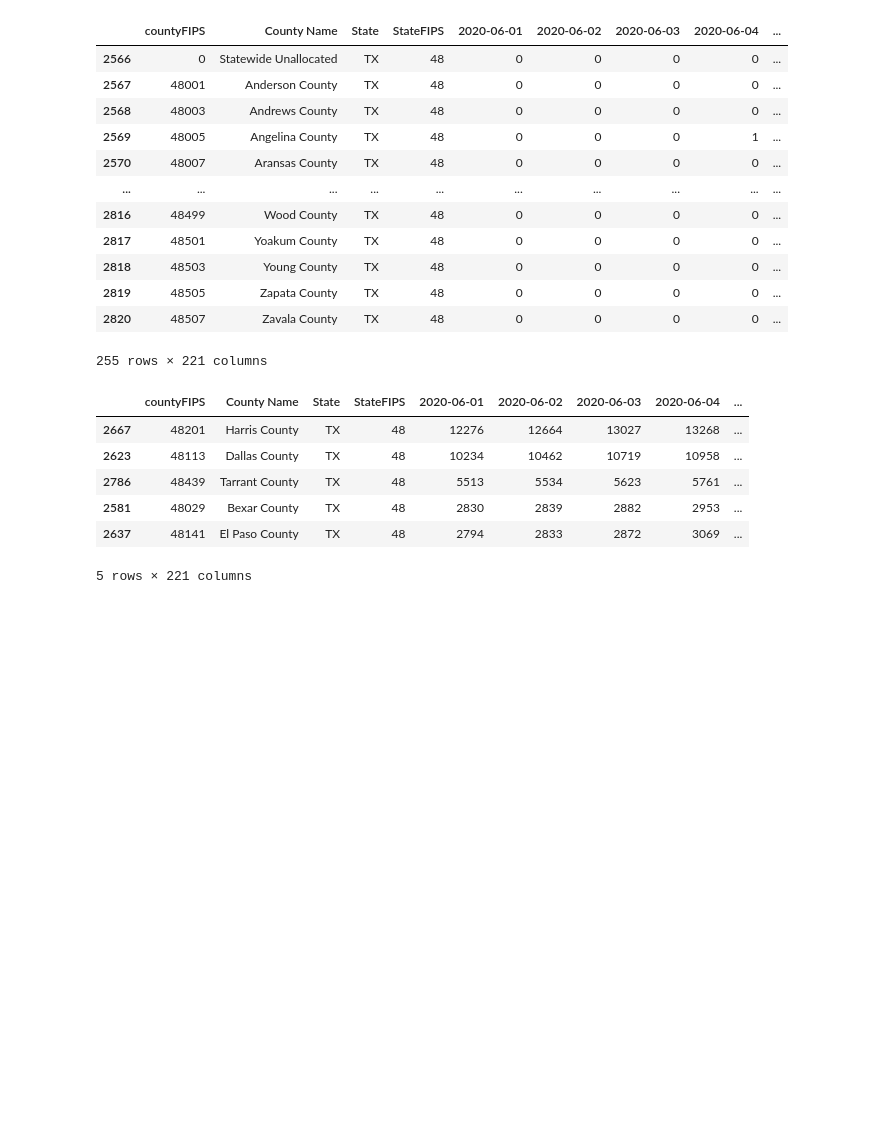
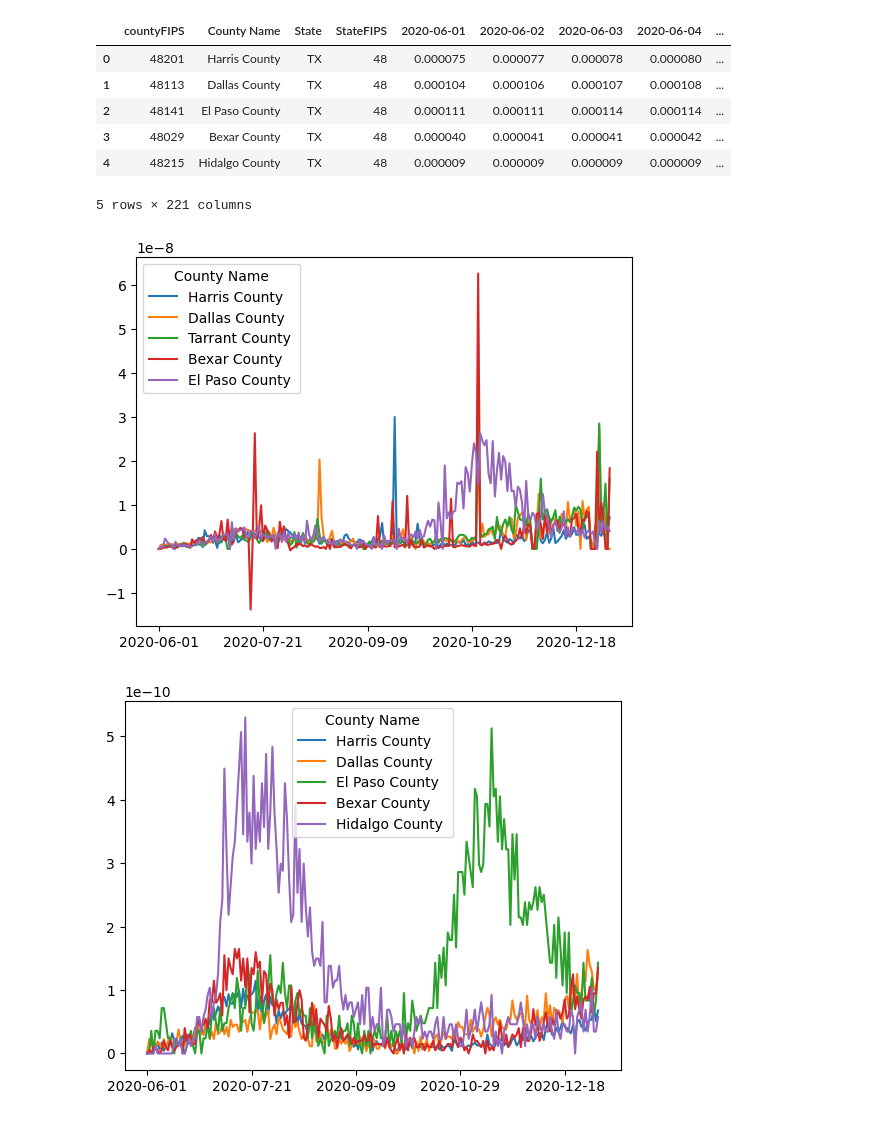
Before and after one commit to smbarber2/405ProjectGroup1, a Jupyter notebook: david_stage4.ipynb, the cells around one changed output. Saved outputs shown, nothing was run; the diff lists cells and outputs as text; code cells hidden in the pictures; blank space fills up the shorter version.

```diff
--- a/david_stage4.ipynb
+++ b/david_stage4.ipynb
@@ -2,10 +2,13 @@
 import davidstools as my
 import pandas as pd
 import matplotlib as plt
+from sklearn.linear_model import LinearRegression
 
 COVID_DATA = pd.read_csv('./data/super_covid_data.csv')
 DEATH_DATA = pd.read_csv('./data/covid_deaths_usafacts.csv')
 CASE_DATA = pd.read_csv('./data/covid_confirmed_usafacts.csv')
+POPULATION = pd.read_csv('./data/covid_county_population_usafacts.csv')
+META_COLUMNS = ['countyFIPS', 'County Name', 'State', 'StateFIPS']
 
 data = [CASE_DATA, DEATH_DATA]
 texas = []
@@ -13,34 +16,35 @@ texas = []
 for frame in data:
     subframe = my.extract_state_data('TX', frame)
     texas.append(my.select_dates(subframe, '2020-06-01', '2021-01-03'))
-# %%
-tx_increasing = []
-
-for frame in texas:
-    tx_increasing.append(my.correct_numbers(frame))
-
-tx_increasing[1]
-# %% [output]
-|  | countyFIPS | County Name | State | StateFIPS | 2020-06-01 | 2020-06-02 | 2020-06-03 | 2020-06-04 | ... |
-| 2566 | 0 | Statewide Unallocated | TX | 48 | 0 | 0 | 0 | 0 | ... |
-| 2567 | 48001 | Anderson County | TX | 48 | 0 | 0 | 0 | 0 | ... |
-| 2568 | 48003 | Andrews County | TX | 48 | 0 | 0 | 0 | 0 | ... |
-| 2569 | 48005 | Angelina County | TX | 48 | 0 | 0 | 0 | 1 | ... |
-| 2570 | 48007 | Aransas County | TX | 48 | 0 | 0 | 0 | 0 | ... |
-| ... | ... | ... | ... | ... | ... | ... | ... | ... | ... |
-| 2816 | 48499 | Wood County | TX | 48 | 0 | 0 | 0 | 0 | ... |
-| 2817 | 48501 | Yoakum County | TX | 48 | 0 | 0 | 0 | 0 | ... |
-| 2818 | 48503 | Young County | TX | 48 | 0 | 0 | 0 | 0 | ... |
-| 2819 | 48505 | Zapata County | TX | 48 | 0 | 0 | 0 | 0 | ... |
-| 2820 | 48507 | Zavala County | TX | 48 | 0 | 0 | 0 | 0 | ... |
-255 rows × 221 columns
-# %%
-my.top_5(texas[0], '2021-01-03')
-# %% [output]
-|  | countyFIPS | County Name | State | StateFIPS | 2020-06-01 | 2020-06-02 | 2020-06-03 | 2020-06-04 | ... |
-| 2667 | 48201 | Harris County | TX | 48 | 12276 | 12664 | 13027 | 13268 | ... |
-| 2623 | 48113 | Dallas County | TX | 48 | 10234 | 10462 | 10719 | 10958 | ... |
-| 2786 | 48439 | Tarrant County | TX | 48 | 5513 | 5534 | 5623 | 5761 | ... |
-| 2581 | 48029 | Bexar County | TX | 48 | 2830 | 2839 | 2882 | 2953 | ... |
-| 2637 | 48141 | El Paso County | TX | 48 | 2794 | 2833 | 2872 | 3069 | ... |
-5 rows × 221 columns
+# %%
+texas_5 = []
+
+for frame in texas:
+    subframe = my.top_5(frame, '2021-01-03')
+    texas_5.append(subframe)
+
+texas_5_change = []
+
+for frame in texas_5:
+    subframe = my.correct_numbers(frame)
+    texas_5_change.append(subframe)
+
+
+#'''
+for frame in texas_5_change:
+    normFrame = my.normalize_pop(frame, POPULATION, 100000)
+    transpose = normFrame.drop(columns=['countyFIPS','State', 'StateFIPS']).set_index('County Name').T
+    transpose.plot(kind='line')
+#'''
+
+my.normalize_pop(texas_5[1], POPULATION, 1)
+# %% [output]
+|  | countyFIPS | County Name | State | StateFIPS | 2020-06-01 | 2020-06-02 | 2020-06-03 | 2020-06-04 | ... |
+| 0 | 48201 | Harris County | TX | 48 | 0.000075 | 0.000077 | 0.000078 | 0.000080 | ... |
+| 1 | 48113 | Dallas County | TX | 48 | 0.000104 | 0.000106 | 0.000107 | 0.000108 | ... |
+| 2 | 48141 | El Paso County | TX | 48 | 0.000111 | 0.000111 | 0.000114 | 0.000114 | ... |
+| 3 | 48029 | Bexar County | TX | 48 | 0.000040 | 0.000041 | 0.000041 | 0.000042 | ... |
+| 4 | 48215 | Hidalgo County | TX | 48 | 0.000009 | 0.000009 | 0.000009 | 0.000009 | ... |
+5 rows × 221 columns
+[figure, added]
+[figure, added]
```
Also changed, not shown: 1 other file.
